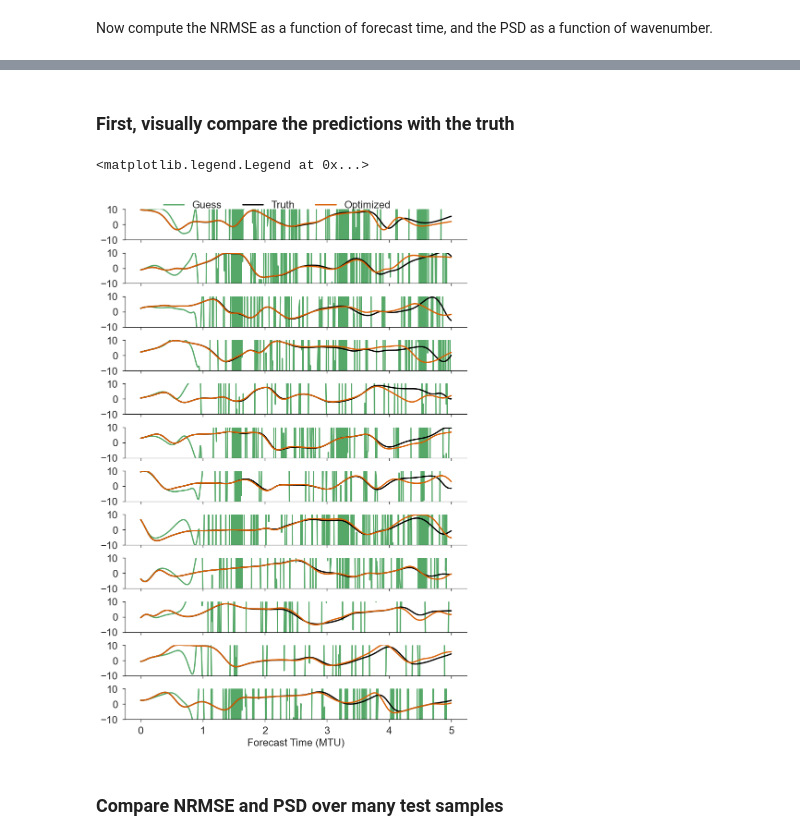
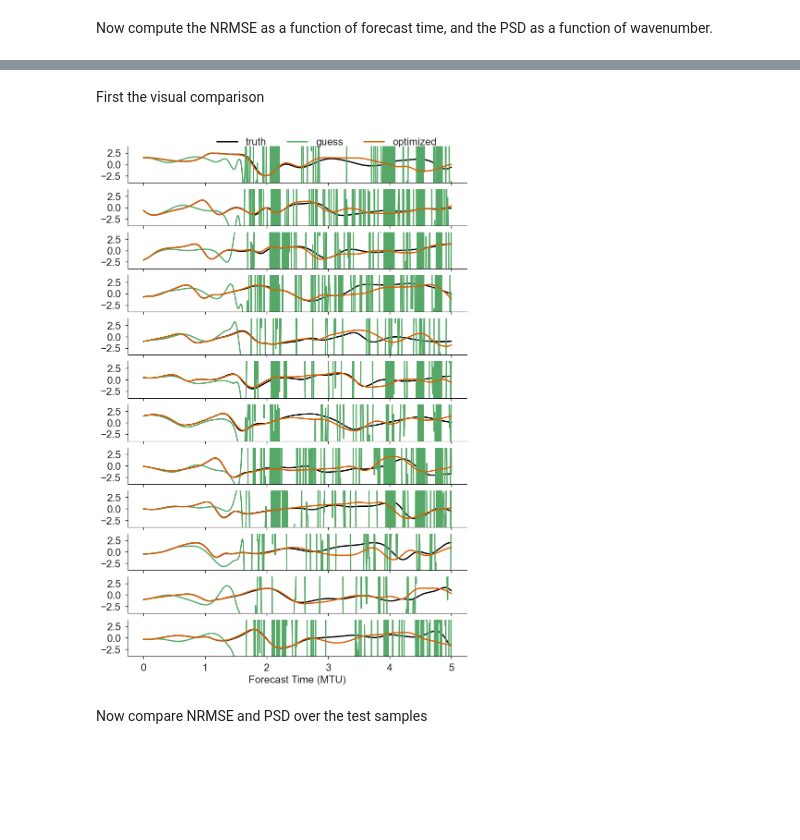
Before and after one commit to timothyas/xesn, a Jupyter notebook: docs/example_macro_training.ipynb, the cells around one changed output, grey strips where cells are left out. Drawn from its saved outputs; the diff is of its cells as text; code cells hidden in the pictures; blank space fills up the shorter version.

```diff
--- a/docs/example_macro_training.ipynb
+++ b/docs/example_macro_training.ipynb
@@ -464,5 +482,5 @@ def test_esn(params, esn_kw, train_data, test_data, cfg, n_test_samples=20):
 # %%
 %%time
-gds = test_esn(p_guess, esn_kwargs, trainer, macro_trainers, config)
-ods = test_esn(p_opt, esn_kwargs, trainer, macro_trainers, config)
+ds = cf.evaluate(p_guess, use_test_data=True)
+ods = cf.evaluate(p_opt, use_test_data=True)
 # %% [output]
@@ -471,18 +489,25 @@ Wall time: 11.9 s
+# %%
+ds = ds.rename({
+    "prediction": "guess",
+    "nrmse": "nrmse_guess",
+    "psd_prediction": "psd_guess",
+    "psd_nrmse": "psd_nrmse_guess",
+})
+ods = ods.rename({
+    "prediction": "optimized",
+    "nrmse": "nrmse_optimized",
+    "psd_prediction": "psd_optimized",
+    "psd_nrmse": "psd_nrmse_optimized",
+})
+# %%
+for key in ods.data_vars:
+    if "optimized" in key:
+        ds[key] = ods[key]
 # %% [markdown]
-### First, visually compare the predictions with the truth
+First the visual comparison
-# %%
-nrows = len(ods.x)
-fig, axs = plt.subplots(nrows, 1, figsize=(8, nrows*1), constrained_layout=True, sharex=True, sharey=True)
-
-for i, ax in enumerate(axs):
-    gds["prediction"].isel(x=i, sample=0).plot(ax=ax, label="Guess")
-    ods["truth"].isel(x=i, sample=0).plot(ax=ax, color="k", label="Truth")
-    ods["prediction"].isel(x=i, sample=0).plot(ax=ax, label="Optimized")
-    ax.set(ylabel="", xlabel="", title="")
-ax.set(xlabel="Forecast Time (MTU)", ylim=(-10,10))
-axs[0].legend(loc=(.1,.85),ncol=3)
-# %% [output]
-<matplotlib.legend.Legend at 0x...>
-[figure, removed]
+# %%
+plot_visual_comparison(ds, varnames=["truth", "guess", "optimized"], sample=0)
+# %% [output]
+[figure, added]
 # %% [markdown]
-### Compare NRMSE and PSD over many test samples
+Now compare NRMSE and PSD over the test samples
```
Also changed, not shown: parts of 50 cells of this notebook, 1 other file.
